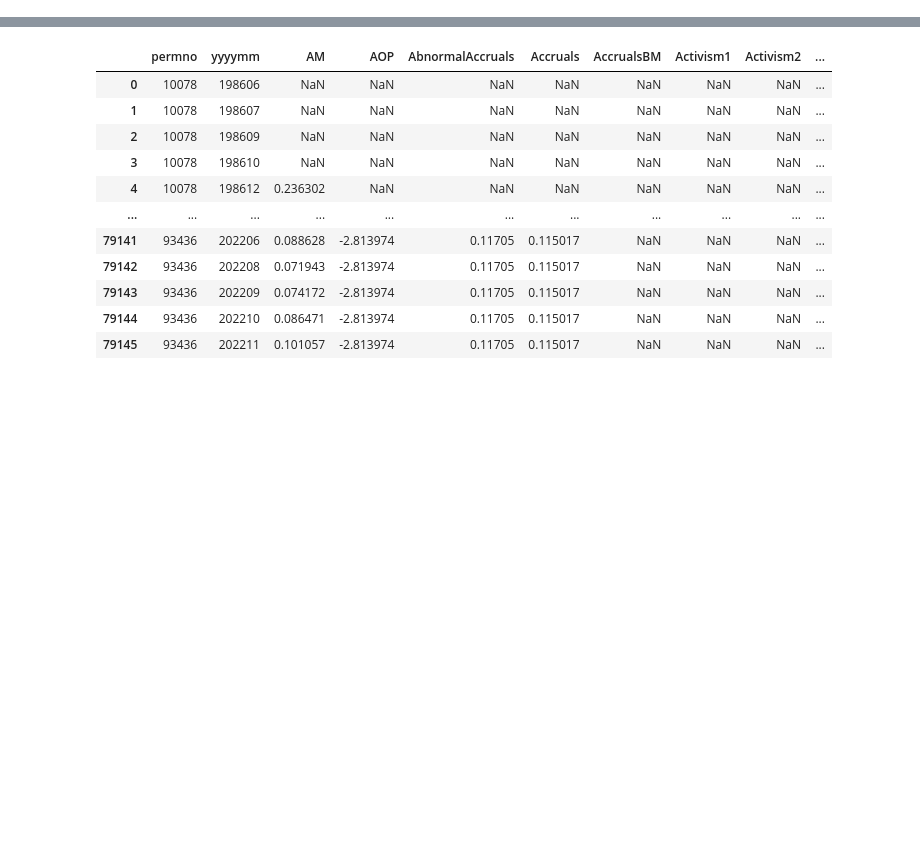
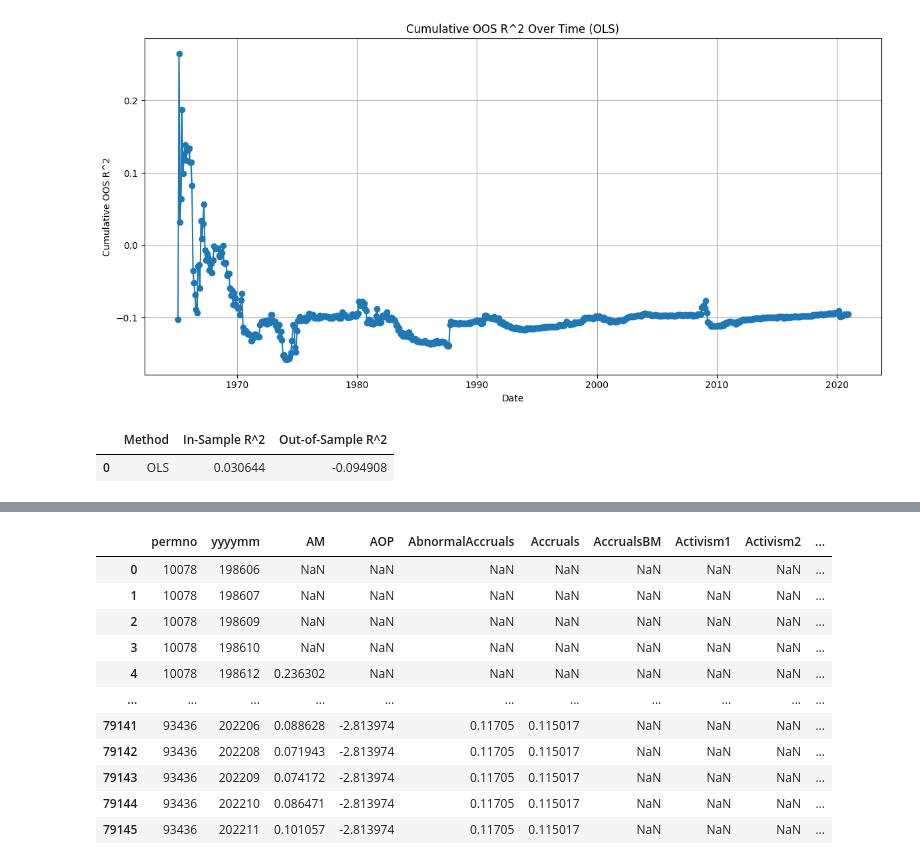
Before and after one commit to Summer99D/MLF_HW1, a Jupyter notebook: HW.ipynb, the cells around one changed output, grey strips where cells are left out. Cells and saved outputs as stored; diff of their text form; code cells hidden in the pictures; blank space fills up the shorter version.

```diff
--- a/HW.ipynb
+++ b/HW.ipynb
@@ -62,0 +89,5 @@ lsret_df=lsret_df.fillna(lsret_df.mean())
+# %%
+# Download `gw.csv'
+p1 = pd.read_csv('../data/gw.csv')
+
+display(p1.head())
@@ -66,0 +146,14 @@ lsret_df=lsret_df.fillna(lsret_df.mean())
+# %%
+result_ols = regression_with_regulariser(p1,
+                                          target_col='CRSP_SPvw_minus_Rfree',
+                                          start_oos='1965-01-01',
+                                          regulariser='OLS',
+                                          plot=True,
+                                          )
+
+
+result_ols
+# %% [output]
+[figure, added]
+|  | Method | In-Sample R^2 | Out-of-Sample R^2 |
+| 0 | OLS | 0.030644 | -0.094908 |
```
Also changed, not shown: parts of 34 cells of this notebook, 2 other files.
